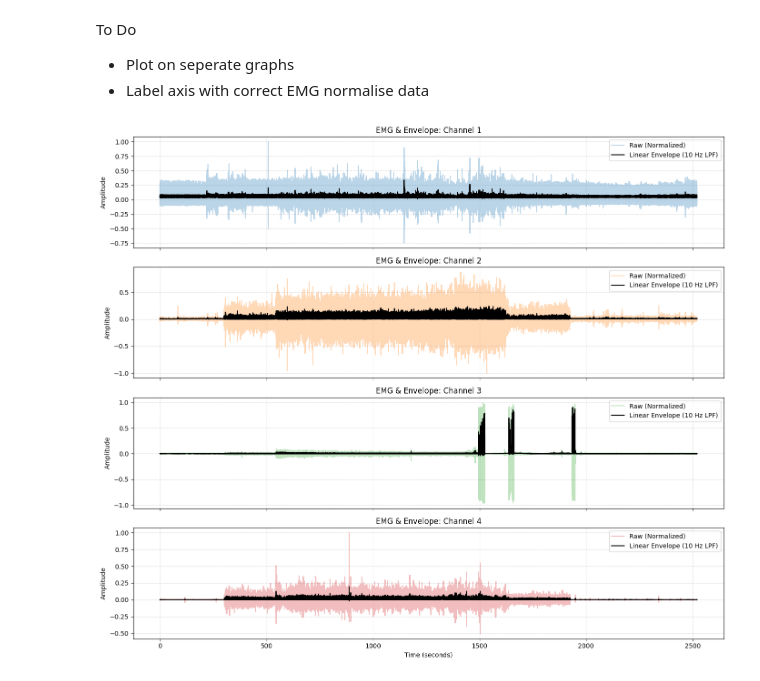
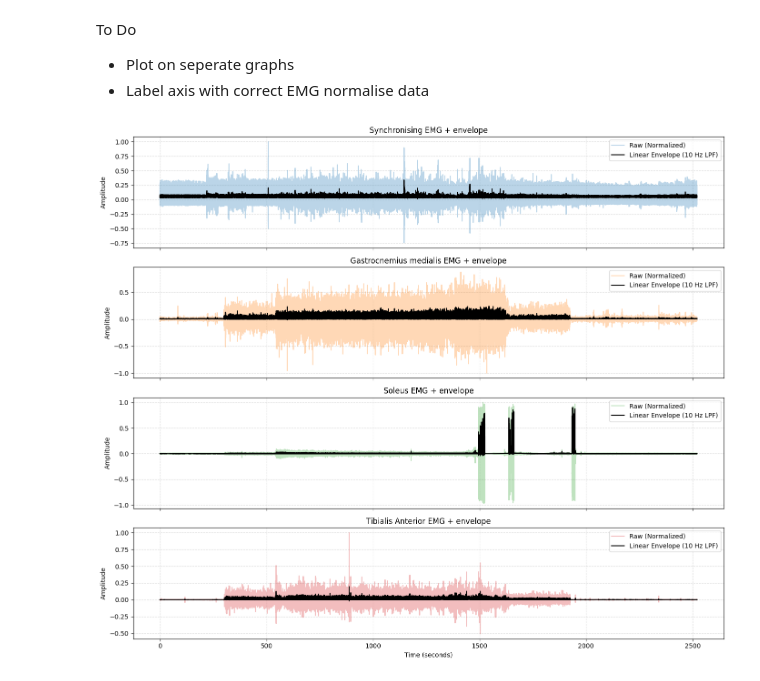
Before and after one commit to Chow376/Project-399, a Jupyter notebook: 309.ipynb, the cells around one changed output. Saved outputs shown, nothing was run; the diff lists cells and outputs as text; code cells hidden in the pictures.

```diff
--- a/309.ipynb
+++ b/309.ipynb
@@ -174,9 +174,13 @@ if num_channels == 1:
 for ch in range(num_channels):
     axes[ch].plot(time_axis, normalized_emg[:, ch], label=channel_names[ch], color=f'C{ch}', alpha=0.8)
     axes[ch].set_ylabel('Normalized Amp')
-    axes[ch].set_title(f'EMG: {channel_names[ch]}')
     axes[ch].grid(True, linestyle='--', alpha=0.5)
     axes[ch].legend(loc='upper right')
+
+    axes[0].set_title('Synchronising EMG')
+    axes[1].set_title('Gastrocnemius medialis EMG')
+    axes[2].set_title('Soleus EMG')
+    axes[3].set_title('Tibialis Anterior EMG')
 
 axes[-1].set_xlabel('Time (seconds)')
 plt.tight_layout()
@@ -210,32 +214,36 @@ fs = sample_rate    # Sampling frequency (2000 Hz)
 
 # Ensure we have the channel labels
 try:
     channel_names = dfemg['label'].tolist()
 except Exception:
     channel_names = [f'Channel {i+1}' for i in range(num_channels)]
 
 fig, axes = plt.subplots(num_channels, 1, figsize=(14, 3 * num_channels), sharex=True)
 if num_channels == 1:
     axes = [axes]
 
 for ch in range(num_channels):
     # 1. Full-wave rectification
     rectified_signal = np.abs(normalized_emg[:, ch])
 
     # 2. Low-pass filtering to obtain the linear envelope
     envelope = lowpass_filter(rectified_signal, cutoff_freq, fs, order=4)
 
     # Plot normalized raw EMG, rectified signal, and the linear envelope
     axes[ch].plot(time_axis, normalized_emg[:, ch], label='Raw (Normalized)', color=f'C{ch}', alpha=0.3)
     axes[ch].plot(time_axis, envelope, label='Linear Envelope (10 Hz LPF)', color='black', linewidth=1.5)
 
     axes[ch].set_ylabel('Amplitude')
-    axes[ch].set_title(f'EMG & Envelope: {channel_names[ch]}')
+    axes[0].set_title('Synchronising EMG + envelope')
+    axes[1].set_title('Gastrocnemius medialis EMG + envelope')
+    axes[2].set_title('Soleus EMG + envelope')
+    axes[3].set_title('Tibialis Anterior EMG + envelope')
+
     axes[ch].grid(True, linestyle='--', alpha=0.5)
     axes[ch].legend(loc='upper right')
 
 axes[-1].set_xlabel('Time (seconds)')
 plt.tight_layout()
 plt.show()
 # %% [output]
-[figure, old version]
+[figure, new version]
```
Also changed, not shown: parts of 5 cells of this notebook.
